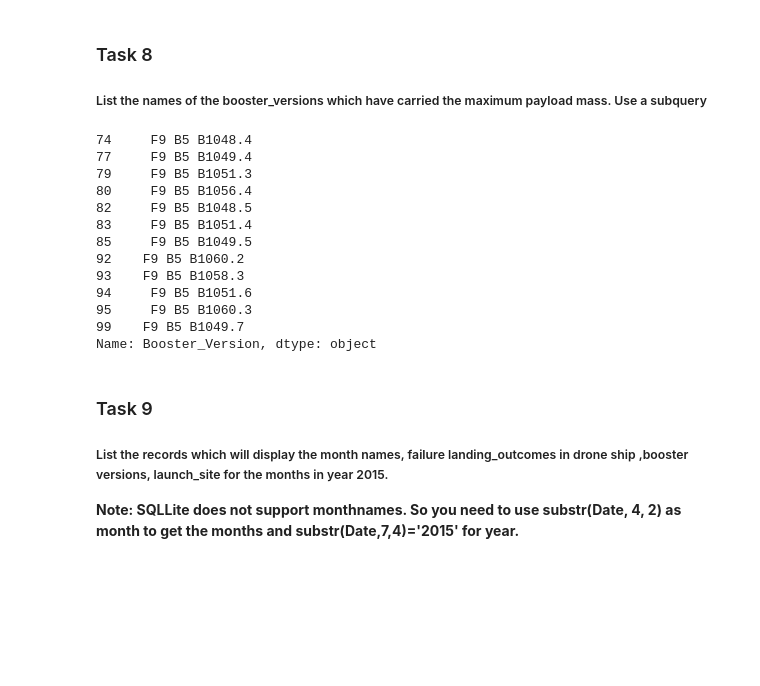
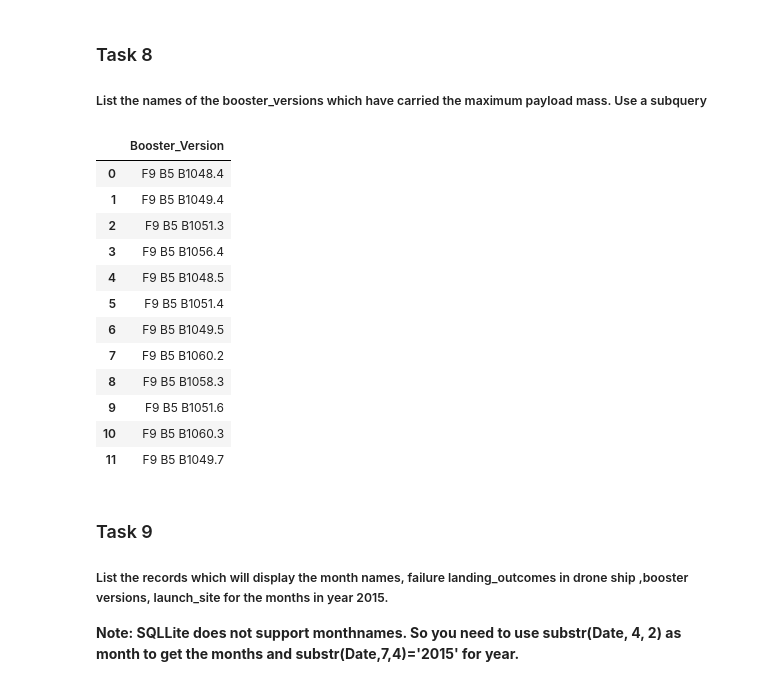
Before and after one commit to KiykoHanna/CourseraProgect, a Jupyter notebook: jupyter-labs-eda-sql-coursera.ipynb, the cells around one changed output. Drawn from its saved outputs; the diff is of its cells as text; code cells hidden in the pictures; blank space fills up the shorter version.

```diff
--- a/jupyter-labs-eda-sql-coursera.ipynb
+++ b/jupyter-labs-eda-sql-coursera.ipynb
@@ -235,23 +272,27 @@ len(df[df['Mission_Outcome'] == 'Failure (in flight)'])
 
 
 ##### List the   names of the booster_versions which have carried the maximum payload mass. Use a subquery
-# %%
-m = max(df['PAYLOAD_MASS__KG_'])
-df['Booster_Version'][df['PAYLOAD_MASS__KG_'] == m]
-# %% [output]
-74     F9 B5 B1048.4
-77     F9 B5 B1049.4
-79     F9 B5 B1051.3
-80     F9 B5 B1056.4
-82     F9 B5 B1048.5
-83     F9 B5 B1051.4
-85     F9 B5 B1049.5
-92    F9 B5 B1060.2
-93    F9 B5 B1058.3
-94     F9 B5 B1051.6
-95     F9 B5 B1060.3
-99    F9 B5 B1049.7
-Name: Booster_Version, dtype: object
+# %%
+Q= """
+SELECT Booster_Version FROM SPACEXTBL
+WHERE  PAYLOAD_MASS__KG_ IN (SELECT MAX(PAYLOAD_MASS__KG_) FROM SPACEXTBL)
+"""
+cur.execute(Q)
+pd.read_sql_query(Q,conn)
+# %% [output]
+|  | Booster_Version |
+| 0 | F9 B5 B1048.4 |
+| 1 | F9 B5 B1049.4 |
+| 2 | F9 B5 B1051.3 |
+| 3 | F9 B5 B1056.4 |
+| 4 | F9 B5 B1048.5 |
+| 5 | F9 B5 B1051.4 |
+| 6 | F9 B5 B1049.5 |
+| 7 | F9 B5 B1060.2 |
+| 8 | F9 B5 B1058.3 |
+| 9 | F9 B5 B1051.6 |
+| 10 | F9 B5 B1060.3 |
+| 11 | F9 B5 B1049.7 |
 # %% [markdown]
 ### Task 9
 
```
Also changed, not shown: parts of 20 cells of this notebook, 3 other files.
